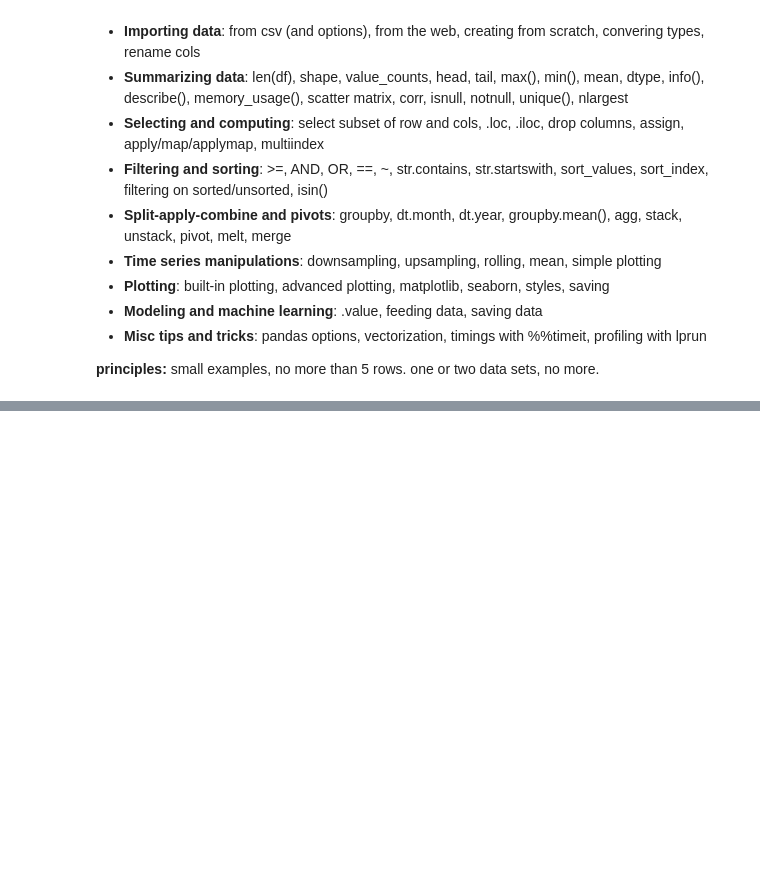
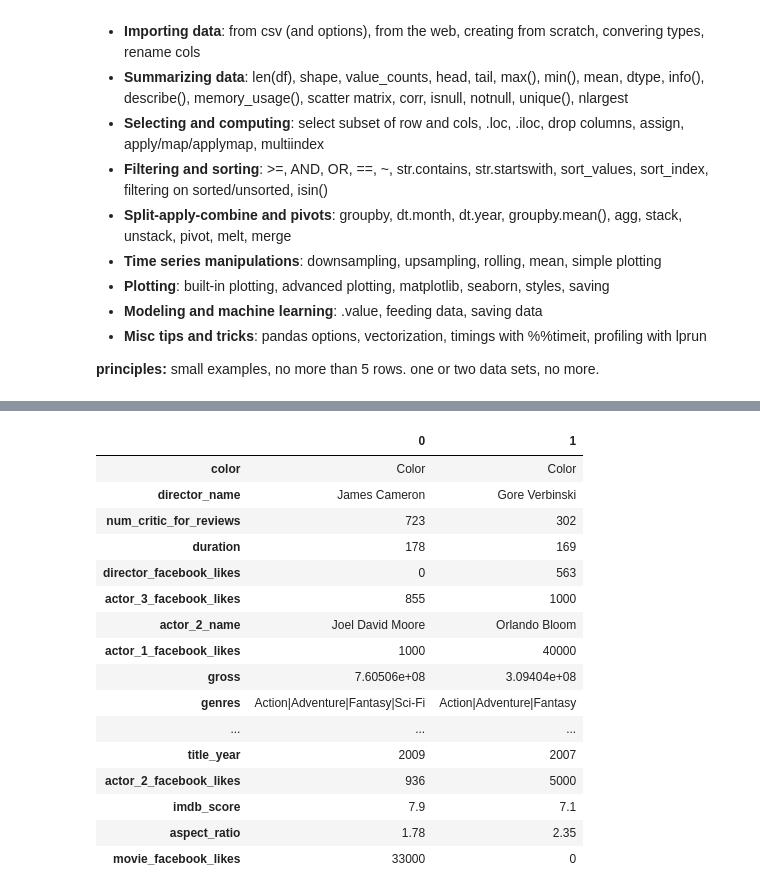
Before and after one commit to LowellWinston/awesome-pandas, a Jupyter notebook: cheat_sheet/Cheat Sheet.ipynb, the cells around one changed output, grey strips where cells are left out. Saved outputs shown, nothing was run; the diff lists cells and outputs as text; code cells hidden in the pictures; blank space fills up the shorter version.

```diff
--- a/cheat_sheet/Cheat Sheet.ipynb
+++ b/cheat_sheet/Cheat Sheet.ipynb
@@ -18,0 +97,20 @@
+# %%
+df.head(2).T
+# %% [output]
+|  | 0 | 1 |
+| color | Color | Color |
+| director_name | James Cameron | Gore Verbinski |
+| num_critic_for_reviews | 723 | 302 |
+| duration | 178 | 169 |
+| director_facebook_likes | 0 | 563 |
+| actor_3_facebook_likes | 855 | 1000 |
+| actor_2_name | Joel David Moore | Orlando Bloom |
+| actor_1_facebook_likes | 1000 | 40000 |
+| gross | 7.60506e+08 | 3.09404e+08 |
+| genres | Action|Adventure|Fantasy|Sci-Fi | Action|Adventure|Fantasy |
+| ... | ... | ... |
+| title_year | 2009 | 2007 |
+| actor_2_facebook_likes | 936 | 5000 |
+| imdb_score | 7.9 | 7.1 |
+| aspect_ratio | 1.78 | 2.35 |
+| movie_facebook_likes | 33000 | 0 |
```
Also changed, not shown: parts of 48 cells of this notebook, 1 other file.
